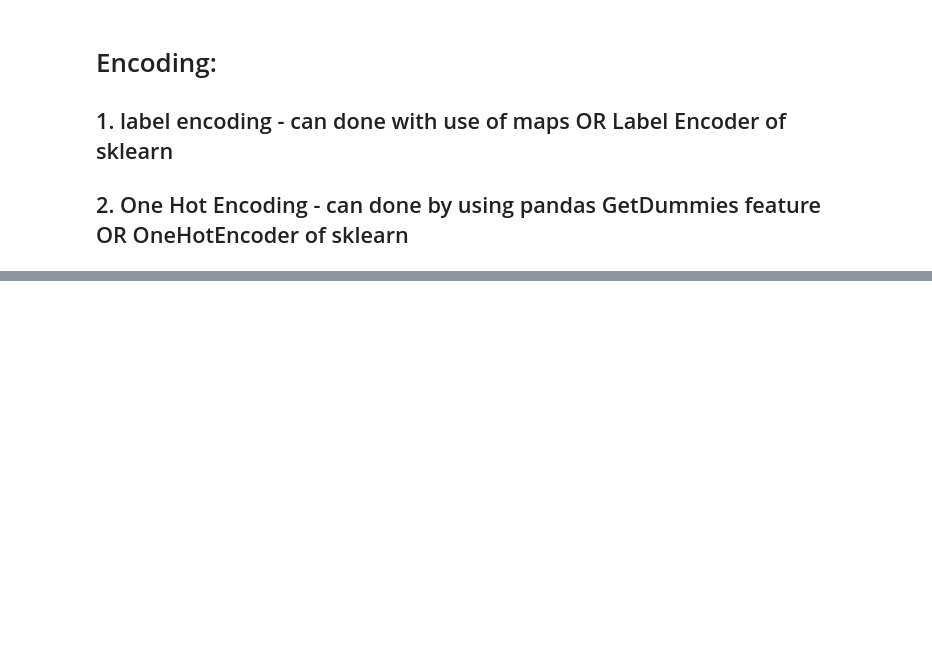
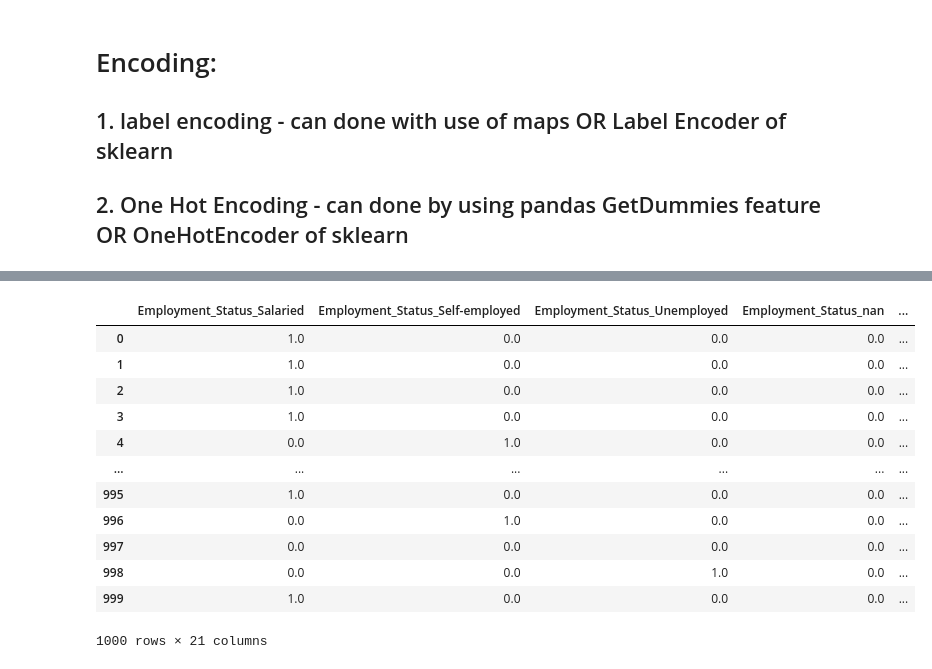
Before and after one commit to CodeByMehra/AiMl, a Jupyter notebook: 04_Supervised Learning/00_Practice/01_model.ipynb, the cells around one changed output, grey strips where cells are left out. Saved outputs shown, nothing was run; the diff lists cells and outputs as text; code cells hidden in the pictures; blank space fills up the shorter version.

```diff
--- a/04_Supervised Learning/00_Practice/01_model.ipynb
+++ b/04_Supervised Learning/00_Practice/01_model.ipynb
@@ -177,0 +169,4 @@ plt.tight_layout()
+# %%
+le = LabelEncoder()
+df["Education_Level"] = le.fit_transform(df["Education_Level"])
+df["Loan_Approved"] = le.fit_transform(df["Loan_Approved"])
@@ -177,0 +175,25 @@ plt.tight_layout()
+# %%
+cols = ["Employment_Status", "Marital_Status", "Loan_Purpose", "Property_Area", "Gender", "Employer_Category"]
+
+ohe=OneHotEncoder(drop="first", sparse_output=False, handle_unknown="ignore")
+
+#encoder gives 2D array of encoded values instead of data frames
+
+encoded_vals = ohe.fit_transform(df[cols])
+#Converting that array in df:
+encoded_df = pd.DataFrame(encoded_vals, columns =ohe.get_feature_names_out(cols), index=df.index)
+encoded_df
+# %% [output]
+|  | Employment_Status_Salaried | Employment_Status_Self-employed | Employment_Status_Unemployed | Employment_Status_nan | ... |
+| 0 | 1.0 | 0.0 | 0.0 | 0.0 | ... |
+| 1 | 1.0 | 0.0 | 0.0 | 0.0 | ... |
+| 2 | 1.0 | 0.0 | 0.0 | 0.0 | ... |
+| 3 | 1.0 | 0.0 | 0.0 | 0.0 | ... |
+| 4 | 0.0 | 1.0 | 0.0 | 0.0 | ... |
+| ... | ... | ... | ... | ... | ... |
+| 995 | 1.0 | 0.0 | 0.0 | 0.0 | ... |
+| 996 | 0.0 | 1.0 | 0.0 | 0.0 | ... |
+| 997 | 0.0 | 0.0 | 0.0 | 0.0 | ... |
+| 998 | 0.0 | 0.0 | 1.0 | 0.0 | ... |
+| 999 | 1.0 | 0.0 | 0.0 | 0.0 | ... |
+1000 rows × 21 columns
```
Also changed, not shown: parts of 10 cells of this notebook, 1 other file.
